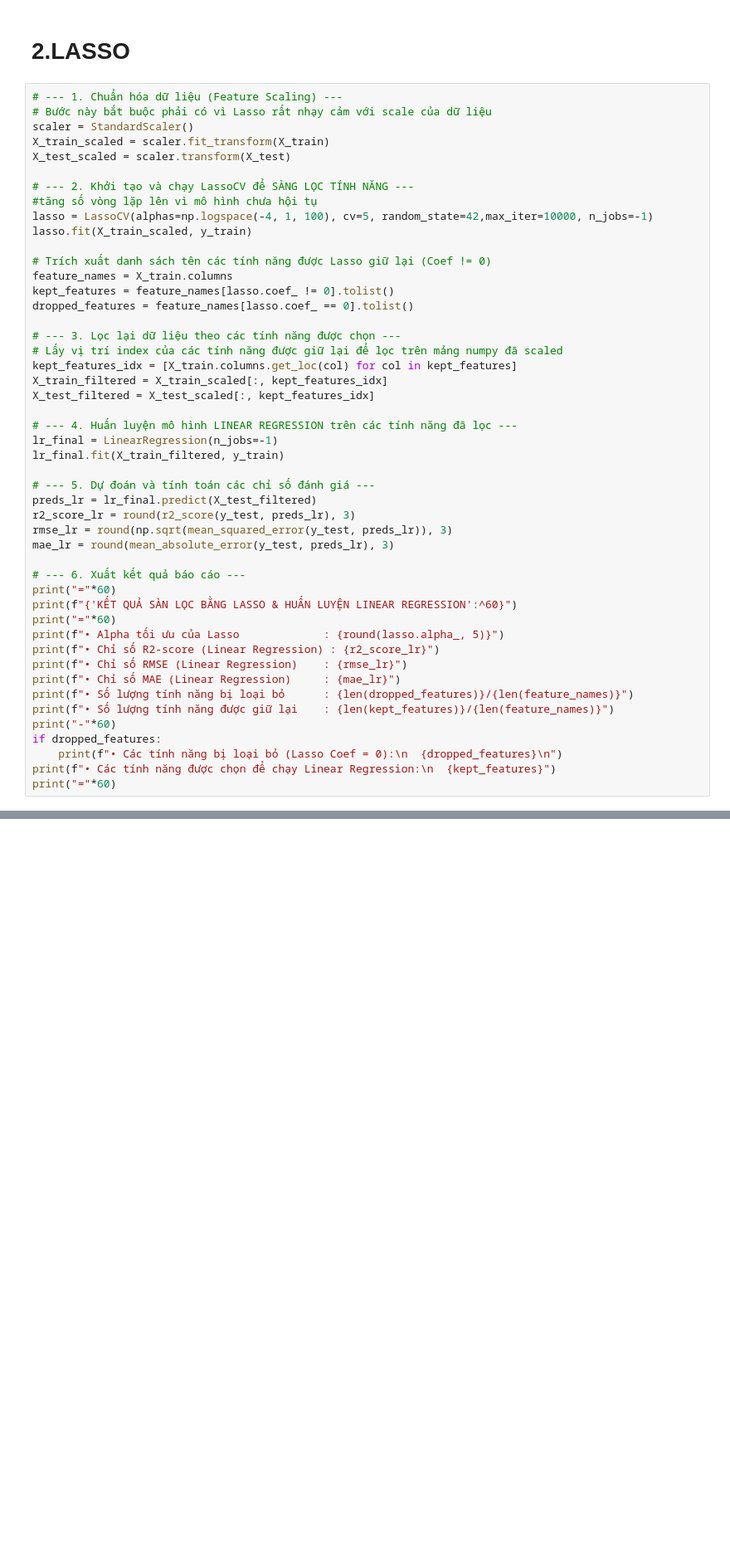
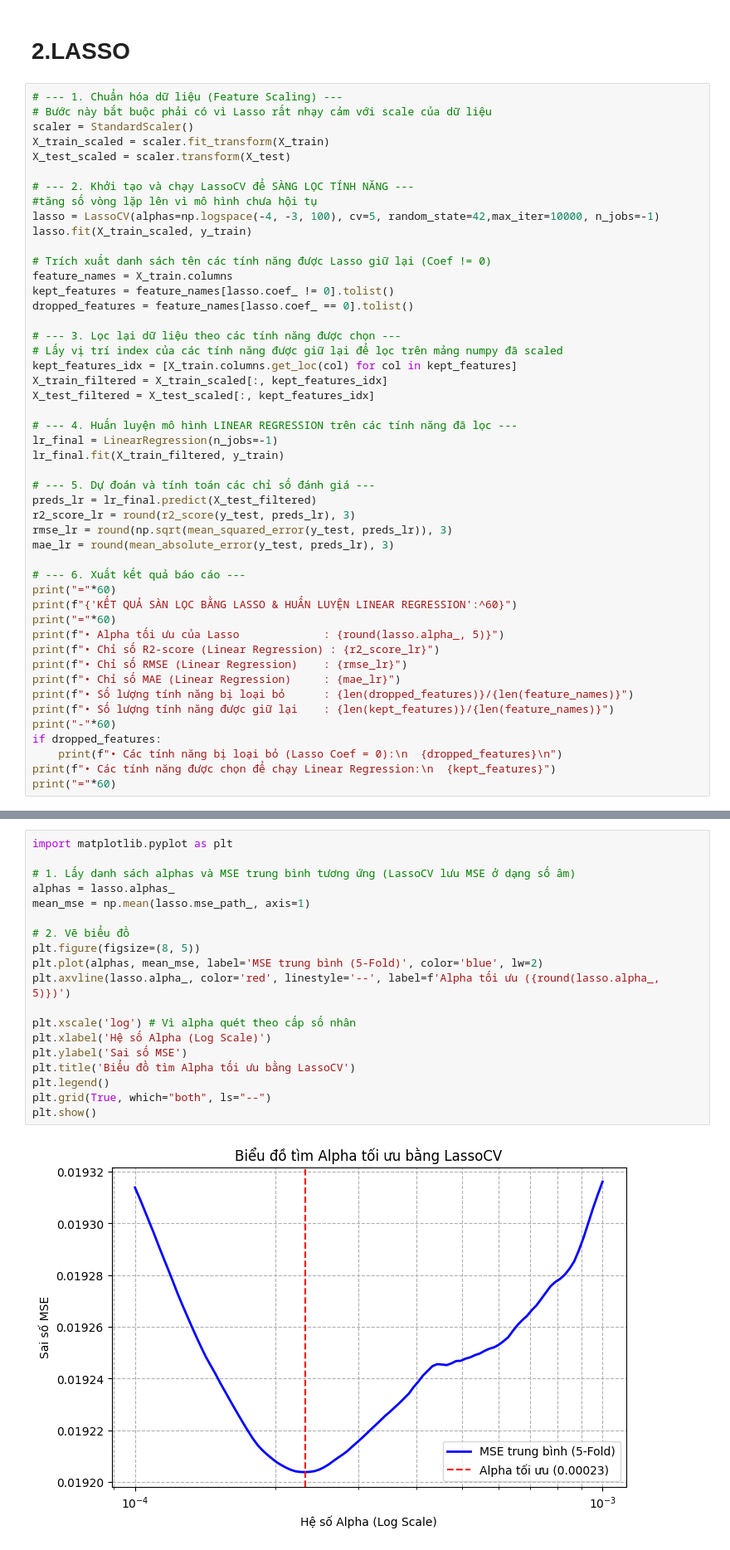
Before and after one commit to AIVIETNAM-AIO-Tuan/AIO-Conquer, a Jupyter notebook: Model/communities&crime.ipynb, the cells around one changed output, grey strips where cells are left out. Shown at 83% size. Cells and saved outputs as stored; diff of their text form; blank space fills up the shorter version.

```diff
--- a/Model/communities&crime.ipynb
+++ b/Model/communities&crime.ipynb
@@ -130,7 +130,7 @@ X_test_scaled = scaler.transform(X_test)
 
 # --- 2. Khởi tạo và chạy LassoCV để SÀNG LỌC TÍNH NĂNG ---
 #tăng số vòng lặp lên vì mô hình chưa hội tụ
-lasso = LassoCV(alphas=np.logspace(-4, 1, 100), cv=5, random_state=42,max_iter=10000, n_jobs=-1)
+lasso = LassoCV(alphas=np.logspace(-4, -3, 100), cv=5, random_state=42,max_iter=10000, n_jobs=-1)
 lasso.fit(X_train_scaled, y_train)
 
 # Trích xuất danh sách tên các tính năng được Lasso giữ lại (Coef != 0)
@@ -186,3 +186,24 @@ print("="*60)
 • Các tính năng được chọn để chạy Linear Regression:
   ['householdsize', 'racepctblack', 'racePctWhite', 'racePctAsian', 'racePctHisp', 'agePct12t29', 'agePct65up', 'numbUrban', 'pctUrban', 'pctWWage', 'pctWFarmSelf', 'pctWInvInc', 'pctWSocSec', 'pctWPu ...
 ============================================================
+# %%
+import matplotlib.pyplot as plt
+
+# 1. Lấy danh sách alphas và MSE trung bình tương ứng (LassoCV lưu MSE ở dạng số âm)
+alphas = lasso.alphas_
+mean_mse = np.mean(lasso.mse_path_, axis=1)
+
+# 2. Vẽ biểu đồ
+plt.figure(figsize=(8, 5))
+plt.plot(alphas, mean_mse, label='MSE trung bình (5-Fold)', color='blue', lw=2)
+plt.axvline(lasso.alpha_, color='red', linestyle='--', label=f'Alpha tối ưu ({round(lasso.alpha_, 5)})')
+
+plt.xscale('log') # Vì alpha quét theo cấp số nhân
+plt.xlabel('Hệ số Alpha (Log Scale)')
+plt.ylabel('Sai số MSE')
+plt.title('Biểu đồ tìm Alpha tối ưu bằng LassoCV')
+plt.legend()
+plt.grid(True, which="both", ls="--")
+plt.show()
+# %% [output]
+[figure, added]
```
Also changed, not shown: parts of 7 cells of this notebook.
